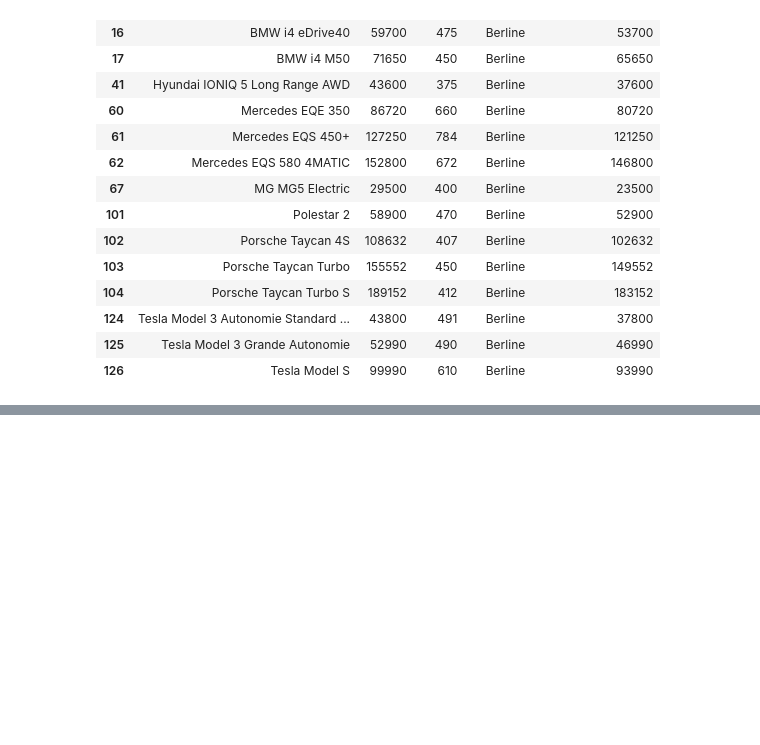
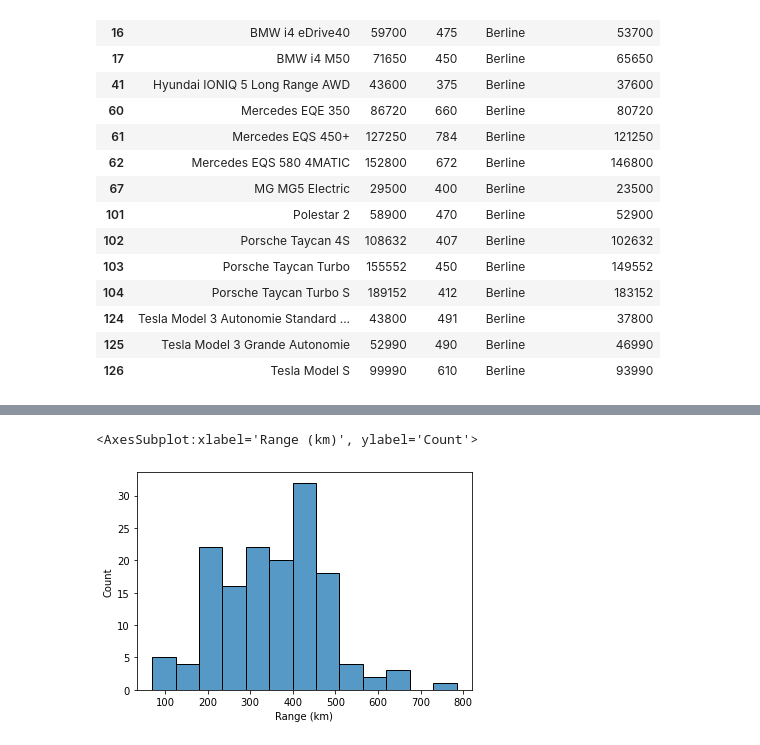
Before and after one commit to Cedric979/BEEV, a Jupyter notebook: Interface.ipynb, the cells around one changed output, grey strips where cells are left out. Drawn from its saved outputs; the diff is of its cells as text; code cells hidden in the pictures; blank space fills up the shorter version.

```diff
--- a/Interface.ipynb
+++ b/Interface.ipynb
@@ -303,0 +366,5 @@ st.markdown(
+# %%
+sns.histplot(df['Range (km)'])
+# %% [output]
+<AxesSubplot:xlabel='Range (km)', ylabel='Count'>
+[figure, added]
```
Also changed, not shown: parts of 10 cells of this notebook.
